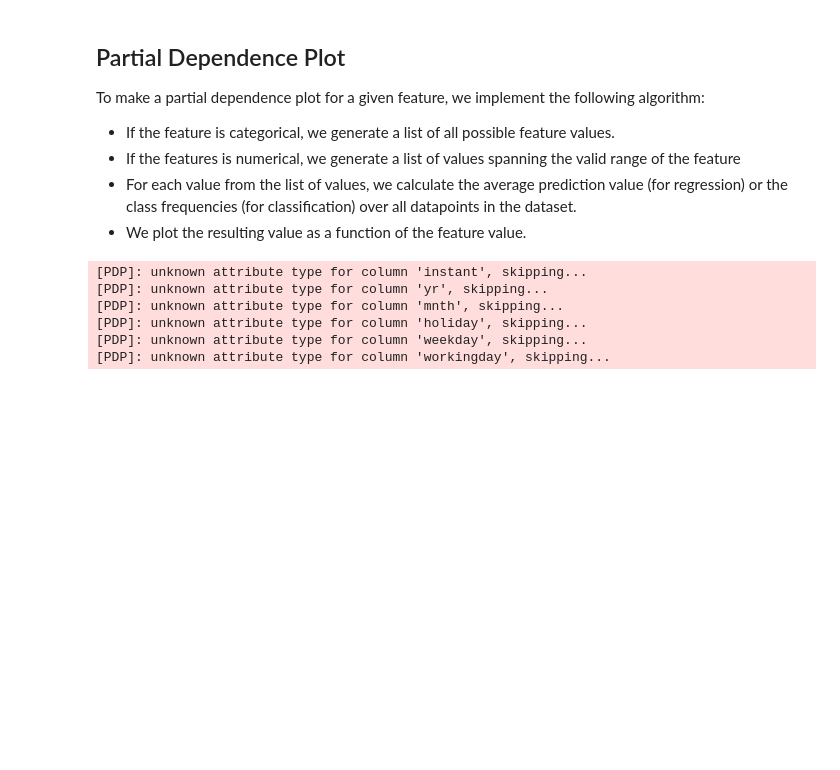
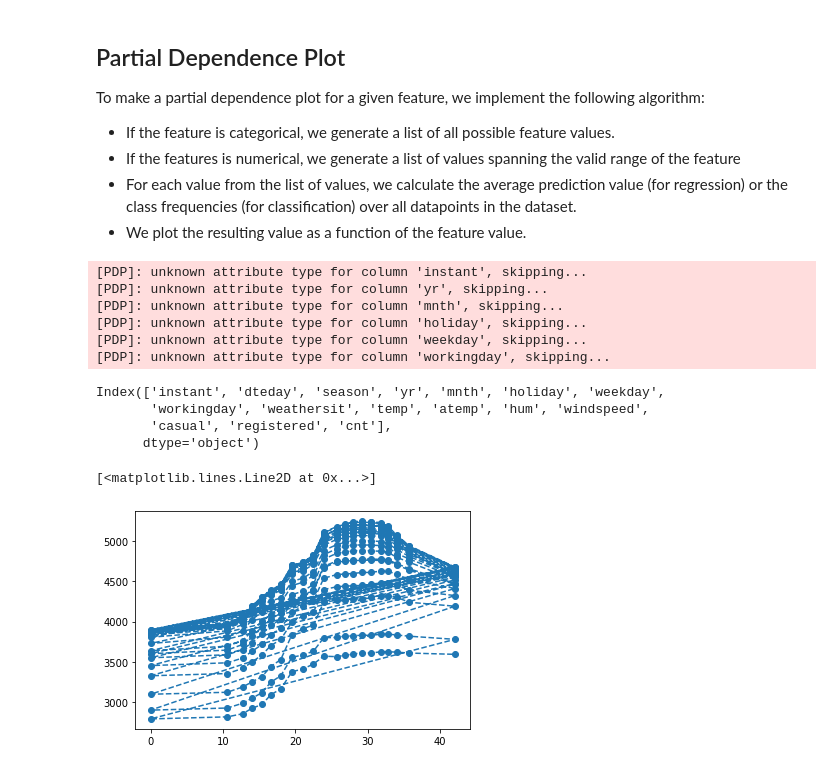
Before and after one commit to algoneer/algoneer, a Jupyter notebook: examples/bike-sharing/partial-dependence-plot.ipynb, the cells around one changed output. Cells and saved outputs as stored; diff of their text form; code cells hidden in the pictures; blank space fills up the shorter version.

```diff
--- a/examples/bike-sharing/partial-dependence-plot.ipynb
+++ b/examples/bike-sharing/partial-dependence-plot.ipynb
@@ -31,7 +27,7 @@ from algoneer.methods.blackbox.pdp import PDP
 
 pdp = PDP()
 # %%
-result = pdp.run(model, ds)
+result = pdp.run(model, ds, max_values=20, max_datapoints=100)
 # %% [output]
 [PDP]: unknown attribute type for column 'instant', skipping...
 [PDP]: unknown attribute type for column 'yr', skipping...
@@ -42,7 +38,17 @@ result = pdp.run(model, ds)
 # %%
 %matplotlib inline
 import matplotlib.pylab as pl
 
-c = 'weathersit'
+d = 'atemp'
+c = 'hum'
 
-pl.plot([x*50 for x in result[c][0]], result[c][1])
+print(ds.columns)
+
+pl.plot([x[1]*50 for x in result[c][d]], [x[2] for x in result[c][d]], marker='o', ls='--')
+# %% [output]
+Index(['instant', 'dteday', 'season', 'yr', 'mnth', 'holiday', 'weekday',
+       'workingday', 'weathersit', 'temp', 'atemp', 'hum', 'windspeed',
+       'casual', 'registered', 'cnt'],
+      dtype='object')
+[<matplotlib.lines.Line2D at 0x...>]
+[figure, added]
```
Also changed, not shown: parts of 2 cells of this notebook, 4 other files.
